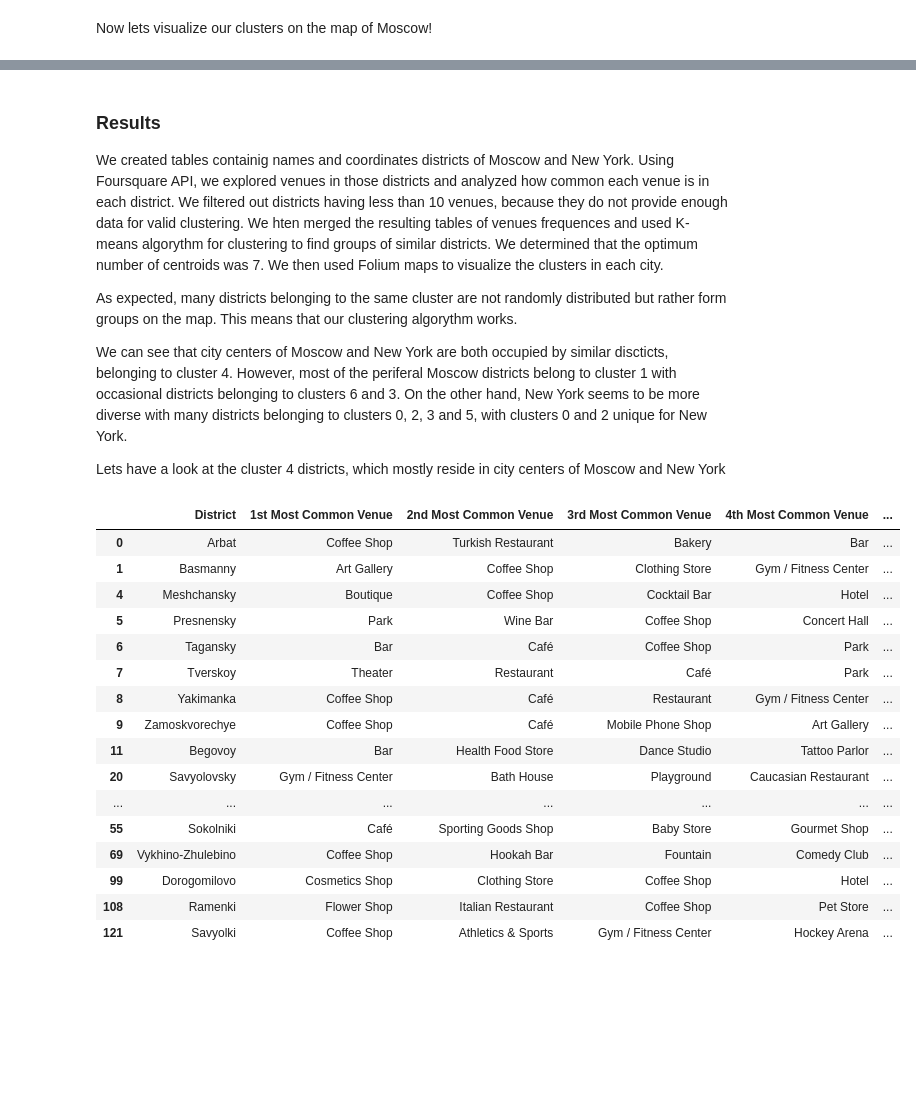
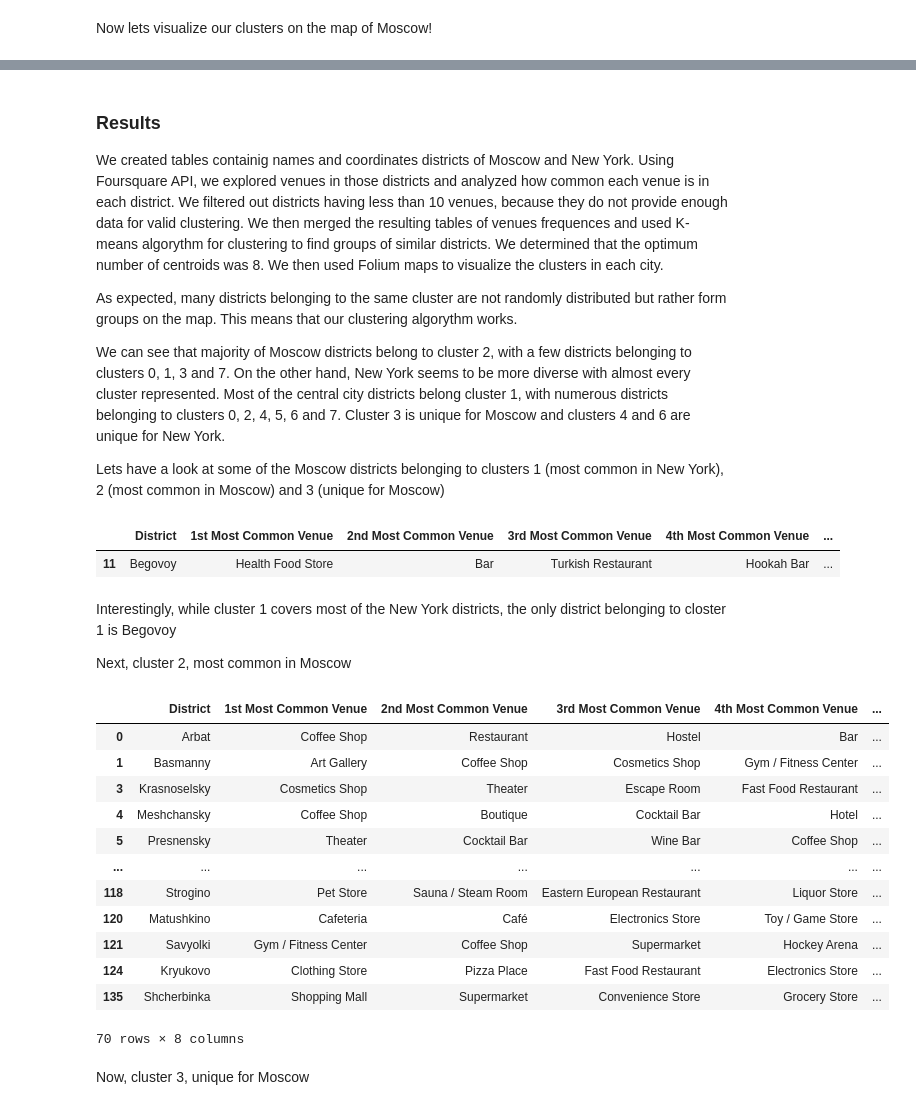
Before and after one commit to MMatlashov/AppliedDataSci_CapstoneProject, a Jupyter notebook: Matlashov_AppliedDataSciProject_FinalAssignment.ipynb, the cells around one changed output, grey strips where cells are left out. Cells and saved outputs as stored; diff of their text form; code cells hidden in the pictures; blank space fills up the shorter version.

Commit message:
Published from Watson Studio.

```diff
--- a/Matlashov_AppliedDataSciProject_FinalAssignment.ipynb
+++ b/Matlashov_AppliedDataSciProject_FinalAssignment.ipynb
@@ -454,9 +443,6 @@ Finally, we are going to use k-means clustering to analyze and compare neighborh
 # %%
 #Clustering
-nycANDmosc_grouped_df = pd.concat([moscow_grouped, newyork_grouped])
-nycANDmosc_clustering_df = nycANDmosc_grouped_df.drop('District', 1)
-#replace NaN with zeroes
-nycANDmosc_clustering_df = nycANDmosc_clustering_df.fillna(0)
+nycANDmosc_clustering_df = nycANDmosc_grouped.drop('District', 1)
 
 nycANDmosc_clustering_df.head(10)
 # %% [output]
@@ -493,6 +479,6 @@ Text(0, 0.5, 'inertia')
 # %%
-#Perform clustering with 7 centroids
-kmeans = KMeans(n_clusters = 7, random_state = 0).fit(nycANDmosc_clustering_df)
+#Perform clustering with 8 centroids
+kmeans = KMeans(n_clusters = 8, random_state = 0).fit(nycANDmosc_clustering_df)
 # check cluster labels generated for each row in the dataframe
 kmeans.labels_[0:10]
 # %% [output]
@@ -500,4 +486,4 @@ array([1, 1, 1, 6, 4, 1, 4, 4, 6, 1], dtype=int32)
 # %%
 # add clustering labels
-nycANDmosc_grouped_df.insert(0, 'Cluster Labels', kmeans.labels_)
-# nycANDmosc_grouped_df.head(10)
+nycANDmosc_grouped.insert(0, 'Cluster Labels', kmeans.labels_)
+# nycANDmosc_grouped.head(10)
@@ -519,10 +492,10 @@ nycANDmosc_grouped_df.insert(0, 'Cluster Labels', kmeans.labels_)
 moscow_merged = moscow_df
 
 # merge manhattan_grouped with moscow_data to add latitude/longitude for each neighborhood
-moscow_merged = moscow_merged.join(moscow_venues_sorted.set_index('District'), on = 'District')
+moscow_merged = moscow_merged.join(nycANDmosc_venues_sorted.set_index('District'), on = 'District')
 moscow_merged = moscow_merged.dropna()
 # add cluster label
-moscow_merged['Cluster Labels'] = moscow_merged['District'].map(nycANDmosc_grouped_df.set_index('District')['Cluster Labels'])
+moscow_merged['Cluster Labels'] = moscow_merged['District'].map(nycANDmosc_grouped.set_index('District')['Cluster Labels'])
 
 
 moscow_merged.head(10)
@@ -606,31 +581,40 @@ draw_clusters_map(NY_LATITUDE, NY_LONGITUDE, newyork_merged, zoom_start = 11)
 # %% [markdown]
 ### Results
 
-We created tables containig names and coordinates districts of Moscow and New York. Using Foursquare API, we explored venues in those districts and analyzed how common each venue is in each district. We filtered out districts having less than 10 venues, because they do not provide enough data for valid clustering. We hten merged the resulting tables of venues frequences and used K-means algorythm for clustering to find groups of similar districts. We determined that the optimum number of centroids was 7. We then used Folium maps to visualize the clusters in each city.
+We created tables containig names and coordinates districts of Moscow and New York. Using Foursquare API, we explored venues in those districts and analyzed how common each venue is in each district. We filtered out districts having less than 10 venues, because they do not provide enough data for valid clustering. We then merged the resulting tables of venues frequences and used K-means algorythm for clustering to find groups of similar districts. We determined that the optimum number of centroids was 8. We then used Folium maps to visualize the clusters in each city.
 
 As expected, many districts belonging to the same cluster are not randomly distributed but rather form groups on the map. This means that our clustering algorythm works.
 
-We can see that city centers of Moscow and New York are both occupied by similar discticts, belonging to cluster 4. However, most of the periferal Moscow districts belong to cluster 1 with occasional districts belonging to clusters 6 and 3. On the other hand, New York seems to be more diverse with many districts belonging to clusters 0, 2, 3 and 5, with clusters 0 and 2 unique for New York.
+We can see that majority of Moscow districts belong to cluster 2, with a few districts belonging to clusters 0, 1, 3 and 7.
+On the other hand, New York seems to be more diverse with almost every cluster represented. Most of the central city districts belong cluster 1, with numerous districts belonging to clusters 0, 2, 4, 5, 6 and 7. Cluster 3 is unique for Moscow and clusters 4 and 6 are unique for New York.
 
-Lets have a look at the cluster 4 districts, which mostly reside in city centers of Moscow and New York
+Lets have a look at some of the Moscow districts belonging to clusters 1 (most common in New York), 2 (most common in Moscow) and 3 (unique for Moscow)
 # %%
-# Moscow, cluster 4
-moscow_merged.loc[moscow_merged['Cluster Labels'] == 4, moscow_merged.columns[[0] + list(range(3, moscow_merged.shape[1] - 1))]]
+# Moscow, cluster 1
+moscow_merged.loc[moscow_merged['Cluster Labels'] == 1, moscow_merged.columns[[0] + list(range(3, moscow_merged.shape[1] - 1))]]
 # %% [output]
 |  | District | 1st Most Common Venue | 2nd Most Common Venue | 3rd Most Common Venue | 4th Most Common Venue | ... |
-| 0 | Arbat | Coffee Shop | Turkish Restaurant | Bakery | Bar | ... |
-| 1 | Basmanny | Art Gallery | Coffee Shop | Clothing Store | Gym / Fitness Center | ... |
-| 4 | Meshchansky | Boutique | Coffee Shop | Cocktail Bar | Hotel | ... |
-| 5 | Presnensky | Park | Wine Bar | Coffee Shop | Concert Hall | ... |
-| 6 | Tagansky | Bar | Café | Coffee Shop | Park | ... |
-| 7 | Tverskoy | Theater | Restaurant | Café | Park | ... |
-| 8 | Yakimanka | Coffee Shop | Café | Restaurant | Gym / Fitness Center | ... |
-| 9 | Zamoskvorechye | Coffee Shop | Café | Mobile Phone Shop | Art Gallery | ... |
-| 11 | Begovoy | Bar | Health Food Store | Dance Studio | Tattoo Parlor | ... |
-| 20 | Savyolovsky | Gym / Fitness Center | Bath House | Playground | Caucasian Restaurant | ... |
-| ... | ... | ... | ... | ... | ... | ... |
-| 55 | Sokolniki | Café | Sporting Goods Shop | Baby Store | Gourmet Shop | ... |
-| 69 | Vykhino-Zhulebino | Coffee Shop | Hookah Bar | Fountain | Comedy Club | ... |
-| 99 | Dorogomilovo | Cosmetics Shop | Clothing Store | Coffee Shop | Hotel | ... |
-| 108 | Ramenki | Flower Shop | Italian Restaurant | Coffee Shop | Pet Store | ... |
-| 121 | Savyolki | Coffee Shop | Athletics & Sports | Gym / Fitness Center | Hockey Arena | ... |
+| 11 | Begovoy | Health Food Store | Bar | Turkish Restaurant | Hookah Bar | ... |
+# %% [markdown]
+Interestingly, while cluster 1 covers most of the New York districts, the only district belonging to closter 1 is Begovoy
+
+Next, cluster 2, most common in Moscow
+# %%
+# Moscow, cluster 2
+moscow_merged.loc[moscow_merged['Cluster Labels'] == 2, moscow_merged.columns[[0] + list(range(3, moscow_merged.shape[1] - 1))]]
+# %% [output]
+|  | District | 1st Most Common Venue | 2nd Most Common Venue | 3rd Most Common Venue | 4th Most Common Venue | ... |
+| 0 | Arbat | Coffee Shop | Restaurant | Hostel | Bar | ... |
+| 1 | Basmanny | Art Gallery | Coffee Shop | Cosmetics Shop | Gym / Fitness Center | ... |
+| 3 | Krasnoselsky | Cosmetics Shop | Theater | Escape Room | Fast Food Restaurant | ... |
+| 4 | Meshchansky | Coffee Shop | Boutique | Cocktail Bar | Hotel | ... |
+| 5 | Presnensky | Theater | Cocktail Bar | Wine Bar | Coffee Shop | ... |
+| ... | ... | ... | ... | ... | ... | ... |
+| 118 | Strogino | Pet Store | Sauna / Steam Room | Eastern European Restaurant | Liquor Store | ... |
+| 120 | Matushkino | Cafeteria | Café | Electronics Store | Toy / Game Store | ... |
+| 121 | Savyolki | Gym / Fitness Center | Coffee Shop | Supermarket | Hockey Arena | ... |
+| 124 | Kryukovo | Clothing Store | Pizza Place | Fast Food Restaurant | Electronics Store | ... |
+| 135 | Shcherbinka | Shopping Mall | Supermarket | Convenience Store | Grocery Store | ... |
+70 rows × 8 columns
+# %% [markdown]
+Now, cluster 3, unique for Moscow
```
Also changed, not shown: parts of 41 cells of this notebook.
